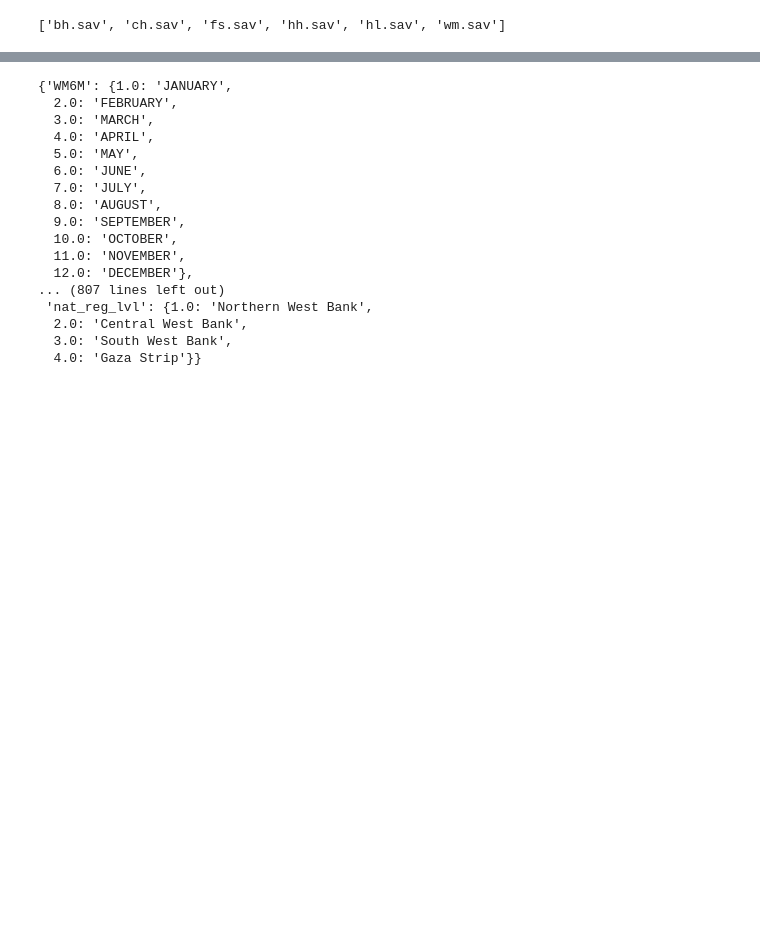
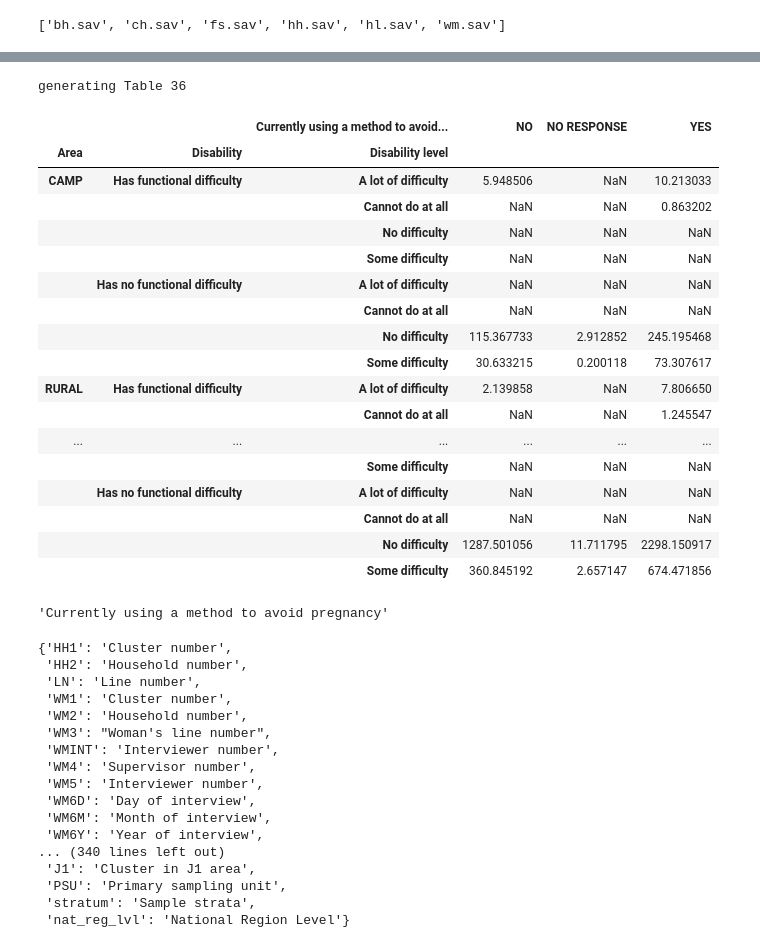
Before and after one commit to raffi1974/MICS, a Jupyter notebook: MICS_Palestine.ipynb, the cells around one changed output, grey strips where cells are left out. Saved outputs shown, nothing was run; the diff lists cells and outputs as text; code cells hidden in the pictures; blank space fills up the shorter version.

```diff
--- a/MICS_Palestine.ipynb
+++ b/MICS_Palestine.ipynb
@@ -754,24 +814,66 @@ df=process.data_wm.copy()
+# %%
+'''Table 36:Women of reproductive age (15-49 years) who have their need for family
+planning satisfied with modern methods, by location and disability status
+filter on age HL6>=15 & HL6<=49
+rows: ['Area' (HH6),'Disability','disability_combined']
+columns: 'CP2': 'Currently using a method to avoid pregnancy'
+'''
+
+print('generating Table 36')
+df=process.data_wm.copy()
+cond=(df['HL6']>=15) & (df['HL6']<=49)
+df_filtered=df[cond].copy()
+
+r=pd.crosstab([df_filtered['HH6'],df_filtered['disability'],df_filtered['disability_combined']],[df_filtered['CP2']],
+rownames=['Area','Disability','Disability level'],colnames=[process.col_names_wm['CP2']],
+values=df_filtered['wmweight'],aggfunc='sum',dropna=False)
+
+r
+# %% [output]
+generating Table 36
+|  |  | Currently using a method to avoid... | NO | NO RESPONSE | YES |
+| Area | Disability | Disability level |  |  |  |
+| CAMP | Has functional difficulty | A lot of difficulty | 5.948506 | NaN | 10.213033 |
+|  |  | Cannot do at all | NaN | NaN | 0.863202 |
+|  |  | No difficulty | NaN | NaN | NaN |
+|  |  | Some difficulty | NaN | NaN | NaN |
+|  | Has no functional difficulty | A lot of difficulty | NaN | NaN | NaN |
+|  |  | Cannot do at all | NaN | NaN | NaN |
+|  |  | No difficulty | 115.367733 | 2.912852 | 245.195468 |
+|  |  | Some difficulty | 30.633215 | 0.200118 | 73.307617 |
+| RURAL | Has functional difficulty | A lot of difficulty | 2.139858 | NaN | 7.806650 |
+|  |  | Cannot do at all | NaN | NaN | 1.245547 |
+| ... | ... | ... | ... | ... | ... |
+|  |  | Some difficulty | NaN | NaN | NaN |
+|  | Has no functional difficulty | A lot of difficulty | NaN | NaN | NaN |
+|  |  | Cannot do at all | NaN | NaN | NaN |
+|  |  | No difficulty | 1287.501056 | 11.711795 | 2298.150917 |
+|  |  | Some difficulty | 360.845192 | 2.657147 | 674.471856 |
 # %%
 process.generate_xtabs()
+# %%
+process.col_names_wm['CP2']
+# %% [output]
+'Currently using a method to avoid pregnancy'
 # %%
-transform().col_vals_wm
+transform().col_names_wm
 # %% [output]
-{'WM6M': {1.0: 'JANUARY',
-  2.0: 'FEBRUARY',
-  3.0: 'MARCH',
-  4.0: 'APRIL',
-  5.0: 'MAY',
-  6.0: 'JUNE',
-  7.0: 'JULY',
-  8.0: 'AUGUST',
-  9.0: 'SEPTEMBER',
-  10.0: 'OCTOBER',
-  11.0: 'NOVEMBER',
-  12.0: 'DECEMBER'},
-... (807 lines left out)
- 'nat_reg_lvl': {1.0: 'Northern West Bank',
-  2.0: 'Central West Bank',
-  3.0: 'South West Bank',
-  4.0: 'Gaza Strip'}}
+{'HH1': 'Cluster number',
+ 'HH2': 'Household number',
+ 'LN': 'Line number',
+ 'WM1': 'Cluster number',
+ 'WM2': 'Household number',
+ 'WM3': "Woman's line number",
+ 'WMINT': 'Interviewer number',
+ 'WM4': 'Supervisor number',
+ 'WM5': 'Interviewer number',
+ 'WM6D': 'Day of interview',
+ 'WM6M': 'Month of interview',
+ 'WM6Y': 'Year of interview',
+... (340 lines left out)
+ 'J1': 'Cluster in J1 area',
+ 'PSU': 'Primary sampling unit',
+ 'stratum': 'Sample strata',
+ 'nat_reg_lvl': 'National Region Level'}
 # %%
 process.col_vals_wm
```
Also changed, not shown: parts of 3 cells of this notebook.
